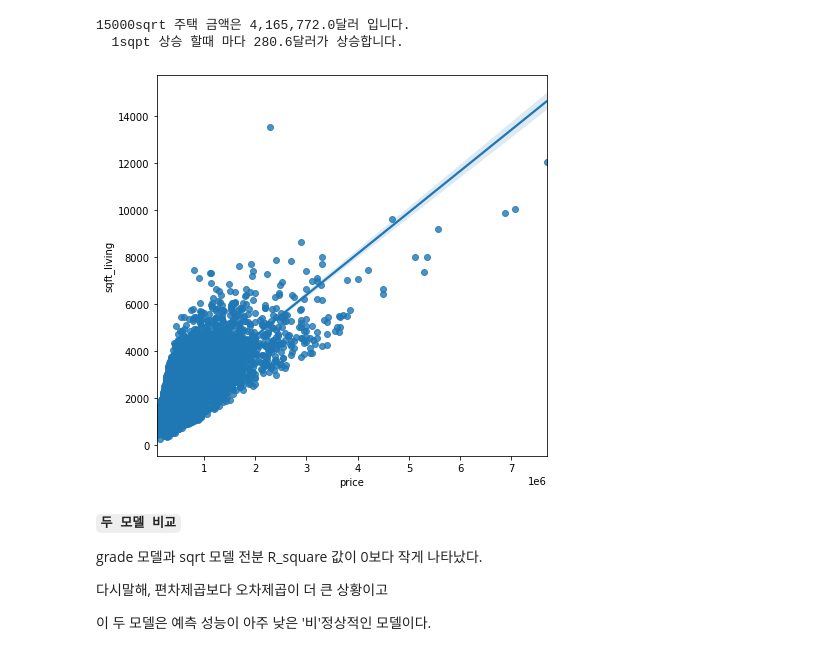
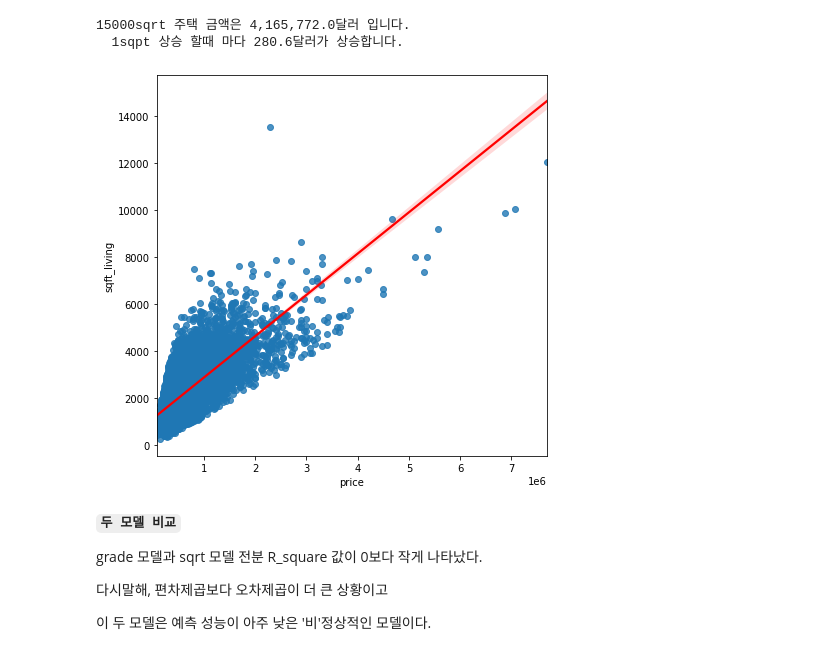
Before and after one commit to Team-Geuknak/CSAI_assignment, a Jupyter notebook: n211a_스터디.ipynb, the cells around one changed output. Saved outputs shown, nothing was run; the diff lists cells and outputs as text; code cells hidden in the pictures.

```diff
--- a/n211a_스터디.ipynb
+++ b/n211a_스터디.ipynb
@@ -214,9 +206,9 @@ print(sqft_prediction(15000))
 15000sqrt 주택 금액은 4,165,772.0달러 입니다.
   1sqpt 상승 할때 마다 280.6달러가 상승합니다.
 # %%
-sns.regplot(x = df['price'],y = df['sqft_living']);
+sns.regplot(x = df['price'],y = df['sqft_living'],line_kws={'color': 'red'});
 # %% [output]
-[figure, old version]
+[figure, new version]
 # %% [markdown]
 **`두 모델 비교`**
 
```
Also changed, not shown: parts of 3 cells of this notebook.
